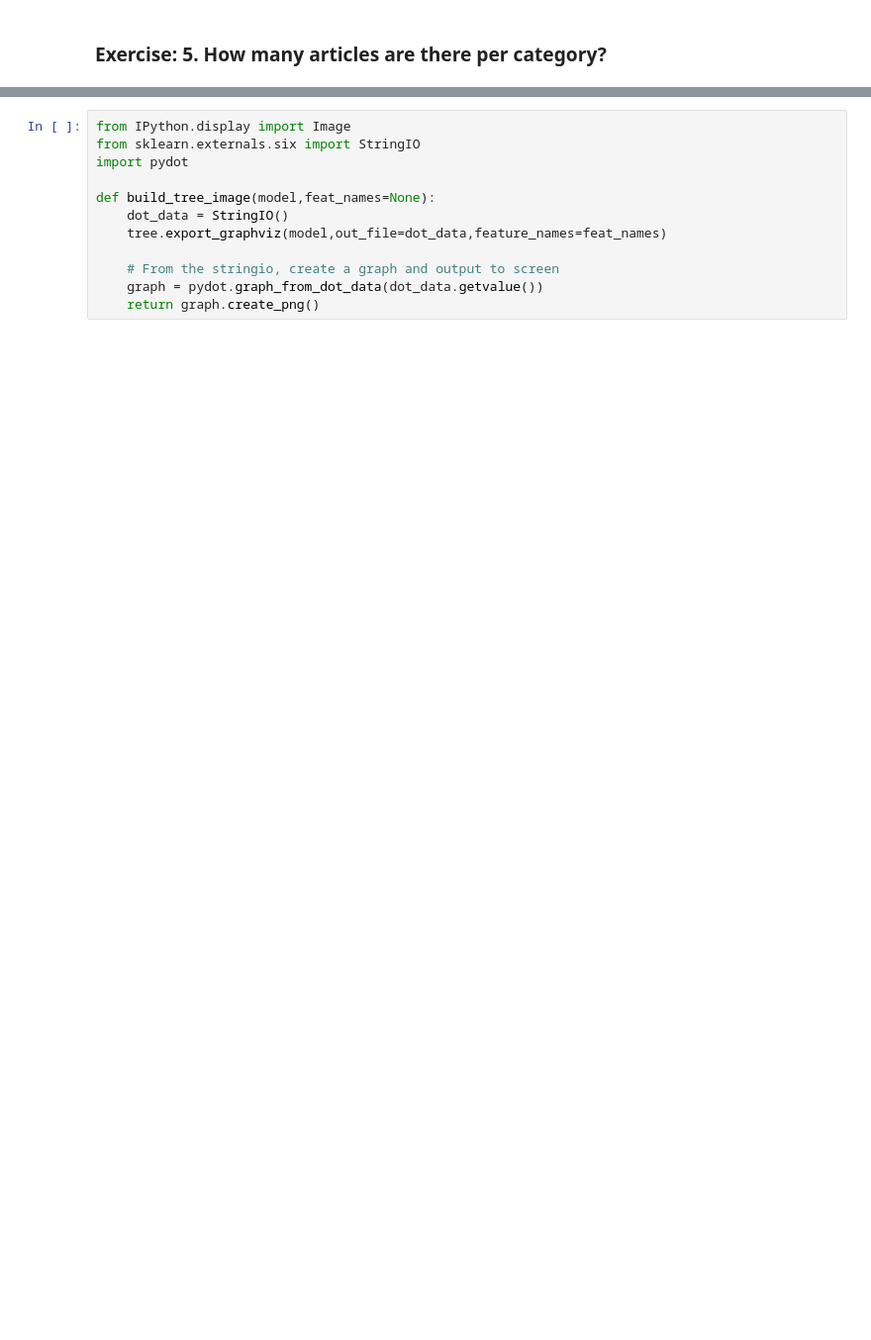
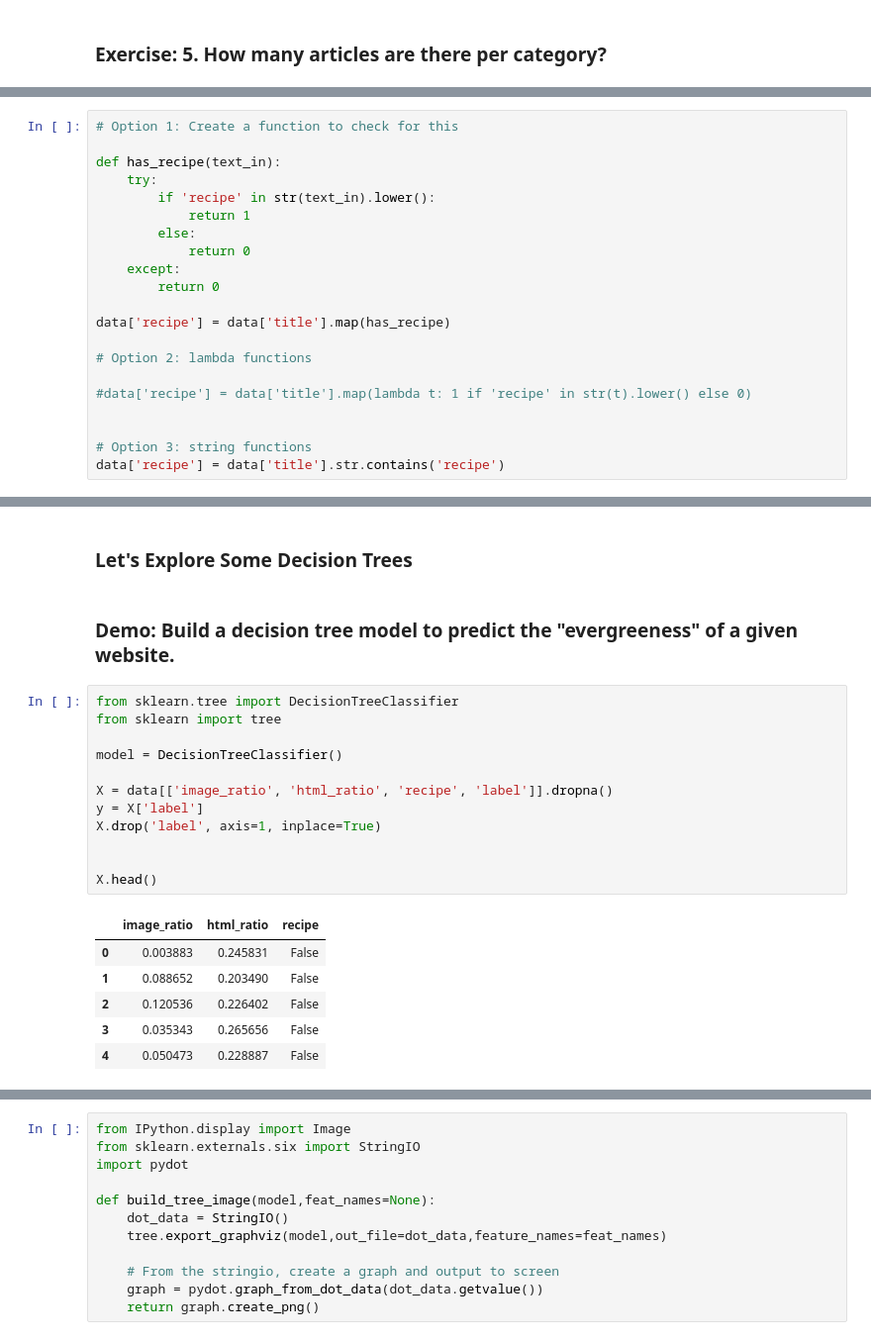
Before and after one commit to brianchandbound/ga-ds, a Jupyter notebook: 12_trees/12_02_dtree.ipynb, the cells around one changed output, grey strips where cells are left out. Shown at 99% size. Cells and saved outputs as stored; diff of their text form; blank space fills up the shorter version.

```diff
--- a/12_trees/12_02_dtree.ipynb
+++ b/12_trees/12_02_dtree.ipynb
@@ -85,0 +190,21 @@ Let's use a decision tree to predict the "evergreenness" of a website. Not only
+# %%
+# Option 1: Create a function to check for this
+
+def has_recipe(text_in):
+    try:
+        if 'recipe' in str(text_in).lower():
+            return 1
+        else:
+            return 0
+    except:
+        return 0
+
+data['recipe'] = data['title'].map(has_recipe)
+
+# Option 2: lambda functions
+
+#data['recipe'] = data['title'].map(lambda t: 1 if 'recipe' in str(t).lower() else 0)
+
+
+# Option 3: string functions
+data['recipe'] = data['title'].str.contains('recipe')
@@ -86 +214,24 @@ Let's use a decision tree to predict the "evergreenness" of a website. Not only
+# %% [markdown]
+###  Let's Explore Some Decision Trees
+# %% [markdown]
+ ### Demo: Build a decision tree model to predict the "evergreeness" of a given website.
+# %%
+from sklearn.tree import DecisionTreeClassifier
+from sklearn import tree
+
+model = DecisionTreeClassifier()
+
+X = data[['image_ratio', 'html_ratio', 'recipe', 'label']].dropna()
+y = X['label']
+X.drop('label', axis=1, inplace=True)
+
+
+X.head()
+# %% [output]
+|  | image_ratio | html_ratio | recipe |
+| 0 | 0.003883 | 0.245831 | False |
+| 1 | 0.088652 | 0.203490 | False |
+| 2 | 0.120536 | 0.226402 | False |
+| 3 | 0.035343 | 0.265656 | False |
+| 4 | 0.050473 | 0.228887 | False |
 # %%
```
Also changed, not shown: parts of 26 cells of this notebook, 1 other file.
